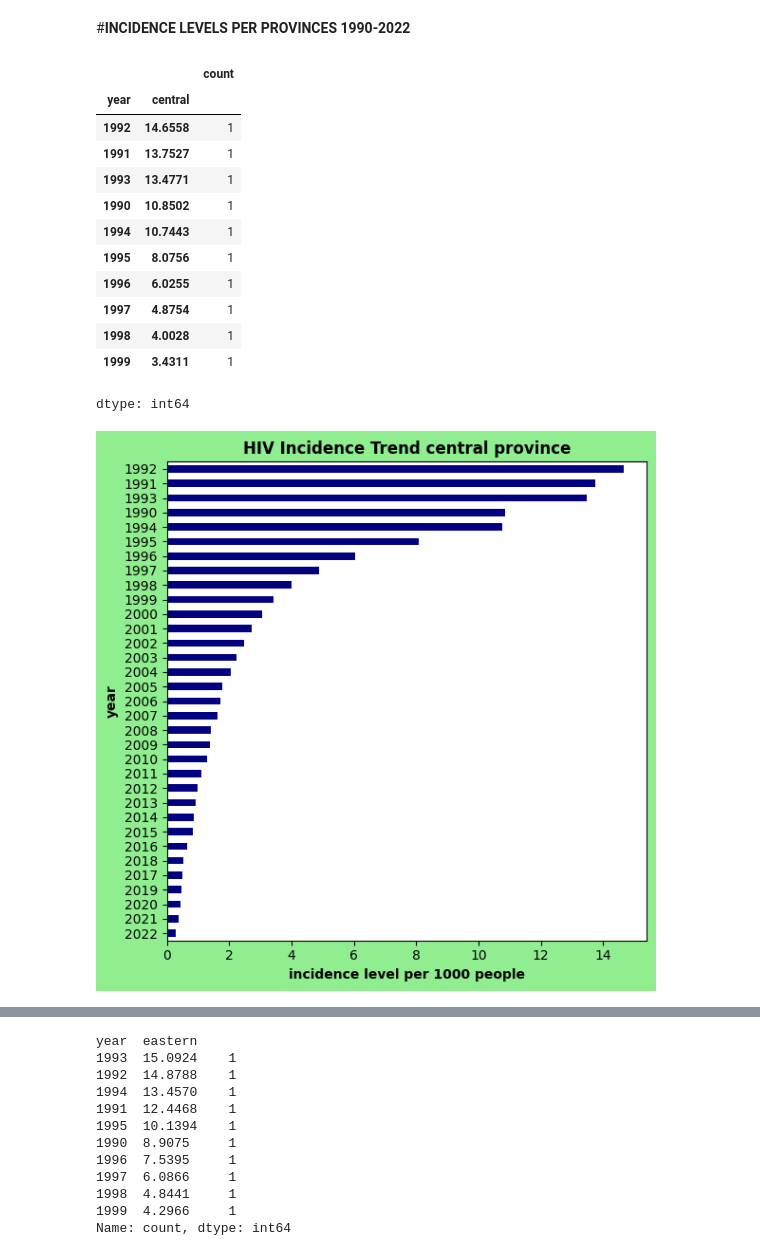
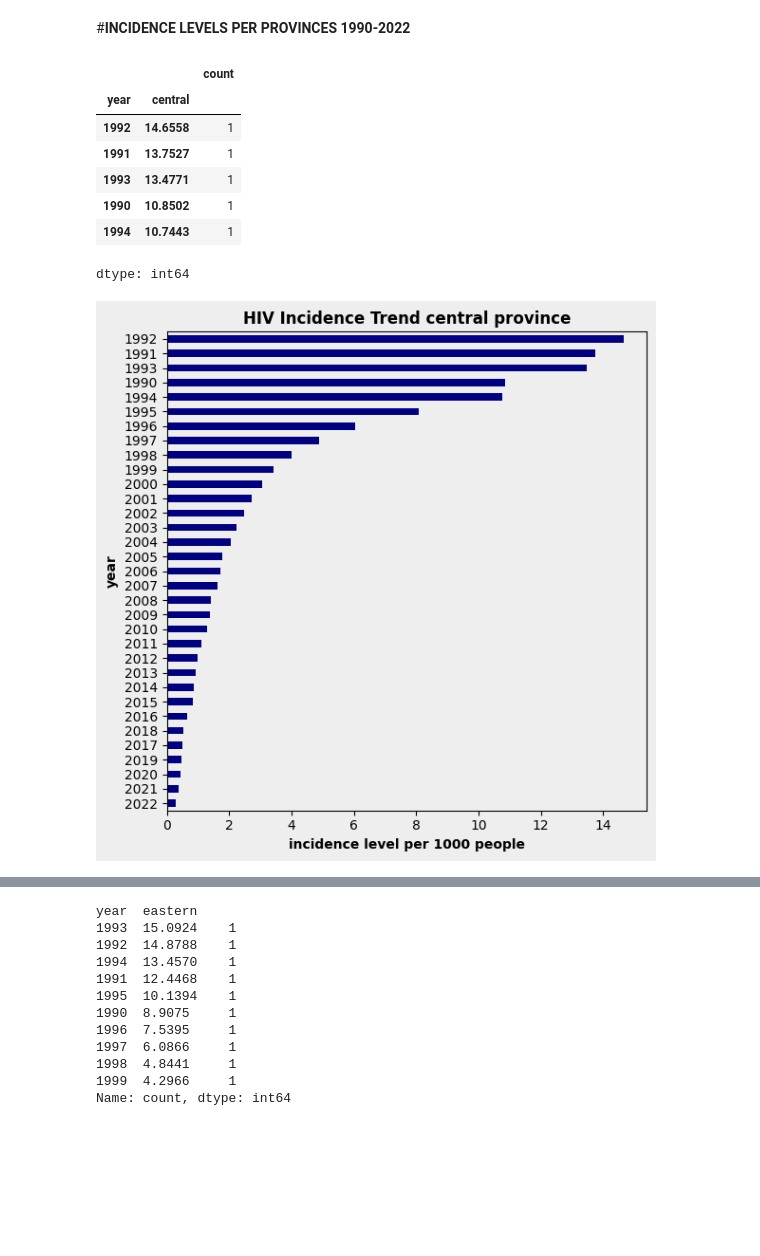
Before and after one commit to BrentOchieng/HIV-Incident-Analysis-1990-2030, a Jupyter notebook: HIV_Incidence_analysis_1990_2030.ipynb, the cells around one changed output, grey strips where cells are left out. Cells and saved outputs as stored; diff of their text form; code cells hidden in the pictures; blank space fills up the shorter version.

```diff
--- a/HIV_Incidence_analysis_1990_2030.ipynb
+++ b/HIV_Incidence_analysis_1990_2030.ipynb
@@ -18,7 +18,10 @@ The dataset was acquired from https://www.kaggle.com/datasets/lindleylawrence/hi
 import pandas as pd
 import numpy as np
 import matplotlib.pyplot as plt
+import matplotlib
 import seaborn as sns
+matplotlib.rcParams['figure.facecolor'] = 'lightblue'
+matplotlib.rcParams['axes.facecolor'] = '#EEEEEE'
 # %%
 from google.colab import files
 uploaded=files.upload()
@@ -80,7 +92,7 @@ df.isnull().head(5)
 #**INCIDENCE LEVELS PER PROVINCES 1990-2022**
 # %%
 #incidence trend in central
-df.groupby('year')['central'].value_counts().sort_index(level='central',ascending=False).head(10)
+df.groupby('year')['central'].value_counts().sort_index(level='central',ascending=False).head()
 # %% [output]
 |  |  | count |
 | year | central |  |
@@ -89,24 +101,21 @@ df.groupby('year')['central'].value_counts().sort_index(level='central',ascendin
 | 1993 | 13.4771 | 1 |
 | 1990 | 10.8502 | 1 |
 | 1994 | 10.7443 | 1 |
-| 1995 | 8.0756 | 1 |
-| 1996 | 6.0255 | 1 |
-| 1997 | 4.8754 | 1 |
-| 1998 | 4.0028 | 1 |
-| 1999 | 3.4311 | 1 |
 dtype: int64
 # %%
 central_trend=df.groupby('year')['central'].mean().sort_values(ascending=True)
-plt.figure(figsize=(6,6),facecolor='lightgreen')
+plt.figure(figsize=(6,6),facecolor='#EEEEEE')
 central_trend.plot(kind='barh',color='navy')
 plt.title('HIV Incidence Trend central province',fontweight='bold')
 plt.xlabel('incidence level per 1000 people',fontweight='bold')
 plt.ylabel('year',fontweight='bold')
 plt.xticks(rotation=0)
 plt. tight_layout()
-plt.show()
+
+plt.savefig('my_plot.pdf', bbox_inches='tight')
+plt.close(fig)
 # %% [output]
-[figure, old version]
+[figure, new version]
 # %%
 #incidence trend in coast
 df.groupby('year')['coast'].value_counts().sort_index(level='coast',ascending=False).head(10)
```
Also changed, not shown: parts of 12 cells of this notebook.
